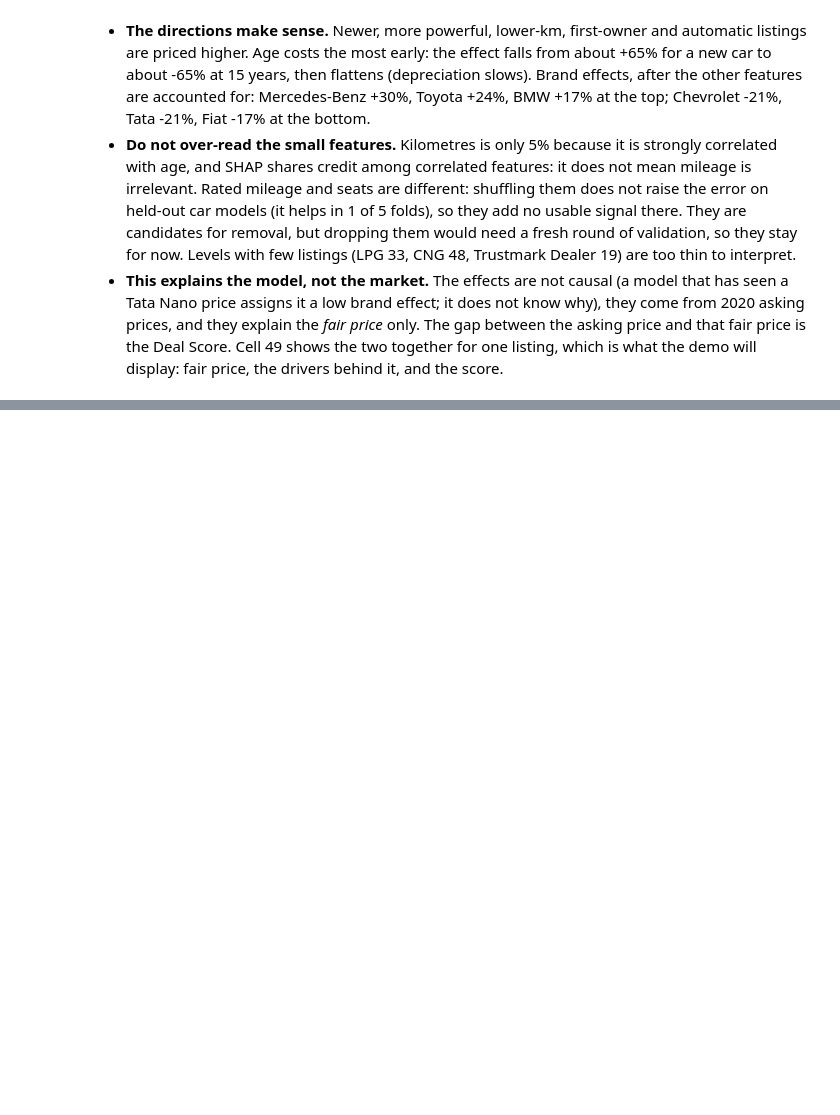
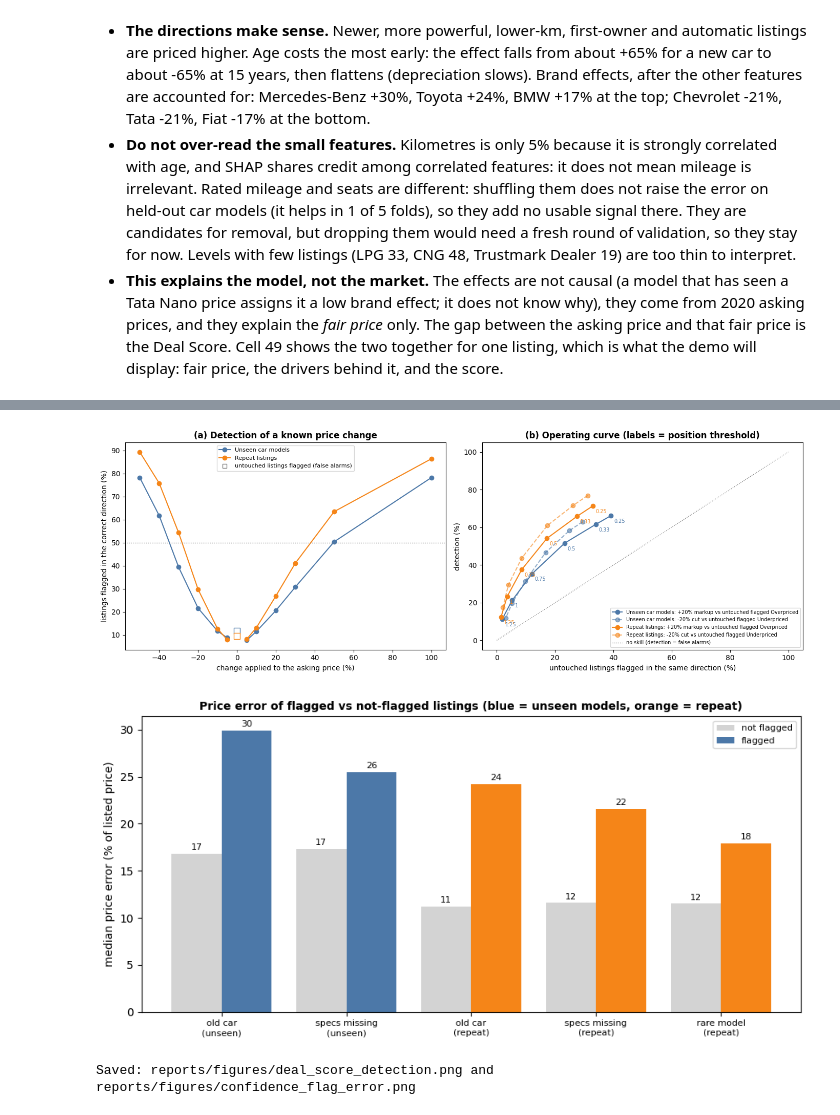
Before and after one commit to aayaan-khan/Used-Cars-Cost-Prediction, a Jupyter notebook: notebooks/Used_Cars_Cost_Prediction.ipynb, the cells around one changed output, grey strips where cells are left out. Saved outputs shown, nothing was run; the diff lists cells and outputs as text; code cells hidden in the pictures; blank space fills up the shorter version.

Commit message:
Add Deal Score validation and confidence flag (Section 12, Step 11 package supplied by the user)

```diff
--- a/notebooks/Used_Cars_Cost_Prediction.ipynb
+++ b/notebooks/Used_Cars_Cost_Prediction.ipynb
@@ -2323,0 +2709,12 @@ Saved: reports/figures/shap_listing_example.png
+# %%
+# Cell 57: how often are untouched listings given each graded label?  (cut-offs from src/deal_score.py, unchanged)
+LEVELS = ["Deep under", "Moderate under", "Fair", "Moderate over", "Deep over"]
+for name, R in REG.items():
+    R["graded"] = dv.five_level(dv.position(yl, R["pred"], R["lo"], R["hi"]))
+display(pd.DataFrame({name: pd.Series(R["graded"]).value_counts(normalize=True).reindex(LEVELS).mul(100).round(1)
+                      for name, R in REG.items()}).rename_axis("% of untouched listings"))
+deep = pd.DataFrame({name: {seg: round(100 * np.mean(np.isin(R["graded"][m], ["Deep under", "Deep over"])), 1)
+                            for seg, m in R["segments"].items()} for name, R in REG.items()})
+deep["n (unseen)"] = [int(m.sum()) for m in REG["Unseen car models"]["segments"].values()]
+print("Share of untouched listings labelled Deep under or Deep over, by segment (%):")
+display(deep)
@@ -2323,0 +2786,43 @@ Saved: reports/figures/shap_listing_example.png
+# %%
+# Cell 59: figures -- (a) detection against price change, (b) operating curve, (c) error of flagged vs unflagged listings
+COL = {"Unseen car models": "#4C78A8", "Repeat listings": "#F58518"}              # same colours as Sections 9-10
+fig, ax = plt.subplots(1, 2, figsize=(14, 5))
+for name in REG:
+    t = det[name]["all"]
+    mult = np.array([float(i[1:]) for i in t.index])
+    ax[0].plot((mult[mult < 1] - 1) * 100, t.values[mult < 1], "o-", color=COL[name], label=name)
+    ax[0].plot((mult[mult > 1] - 1) * 100, t.values[mult > 1], "o-", color=COL[name])
+    ax[0].plot([0], [fa[name].loc["all", "flagged either way %"]], "s", color=COL[name], mfc="white", ms=9)
+ax[0].plot([], [], "s", color="grey", mfc="white", label="untouched listings flagged (false alarms)")
+ax[0].axhline(50, color="grey", ls=":", lw=1)
+ax[0].set_xlabel("change applied to the asking price (%)"); ax[0].set_ylabel("listings flagged in the correct direction (%)")
+ax[0].set_title("(a) Detection of a known price change", fontweight="bold"); ax[0].legend(fontsize=8, loc="upper center")
+for name in REG:
+    o = oc.loc[name].iloc[:len(TAUS)]
+    ax[1].plot(o["untouched flagged Overpriced %"], o["detect +20% %"], "o-", color=COL[name], label=f"{name}: +20% markup vs untouched flagged Overpriced")
+    ax[1].plot(o["untouched flagged Underpriced %"], o["detect -20% %"], "o--", color=COL[name], alpha=.6, label=f"{name}: -20% cut vs untouched flagged Underpriced")
+    for tau, x_, y_ in zip(TAUS, o["untouched flagged Overpriced %"], o["detect +20% %"]):
+        ax[1].annotate(f"{tau:g}", (x_, y_), textcoords="offset points", xytext=(4, -10), fontsize=7, color=COL[name])
+ax[1].plot([0, 100], [0, 100], color="grey", ls=":", lw=1, label="no skill (detection = false alarms)")
+ax[1].set_xlabel("untouched listings flagged in the same direction (%)"); ax[1].set_ylabel("detection (%)")
+ax[1].set_title("(b) Operating curve (labels = position threshold)", fontweight="bold"); ax[1].legend(fontsize=7, loc="lower right")
+plt.tight_layout(); plt.savefig("../reports/figures/deal_score_detection.png", dpi=120); plt.show()
+
+fig, ax = plt.subplots(figsize=(9, 4.5))
+labels, flagged, unflagged, cols = [], [], [], []
+for (reg_, comp_), row in comp_df.iterrows():
+    labels.append(f"{comp_.replace('_', ' ')}\n({'unseen' if reg_.startswith('Unseen') else 'repeat'})")
+    flagged.append(row["median error flagged %"]); unflagged.append(row["median error unflagged %"]); cols.append(COL[reg_])
+x_ = np.arange(len(labels))
+ax.bar(x_ - 0.2, unflagged, 0.4, color="lightgrey", label="not flagged")
+ax.bar(x_ + 0.2, flagged, 0.4, color=cols, label="flagged")
+for i, (u_, f_) in enumerate(zip(unflagged, flagged)):
+    ax.text(i - 0.2, u_ + 0.4, f"{u_:.0f}", ha="center", fontsize=8); ax.text(i + 0.2, f_ + 0.4, f"{f_:.0f}", ha="center", fontsize=8)
+ax.set_xticks(x_); ax.set_xticklabels(labels, fontsize=8); ax.set_ylabel("median price error (% of listed price)")
+ax.set_title("Price error of flagged vs not-flagged listings (blue = unseen models, orange = repeat)", fontweight="bold", fontsize=10); ax.legend(fontsize=8)
+plt.tight_layout(); plt.savefig("../reports/figures/confidence_flag_error.png", dpi=120); plt.show()
+print("Saved: reports/figures/deal_score_detection.png and reports/figures/confidence_flag_error.png")
+# %% [output]
+[figure, added]
+[figure, added]
+Saved: reports/figures/deal_score_detection.png and reports/figures/confidence_flag_error.png
```
Also changed, not shown: parts of 15 cells of this notebook, 6 other files.
